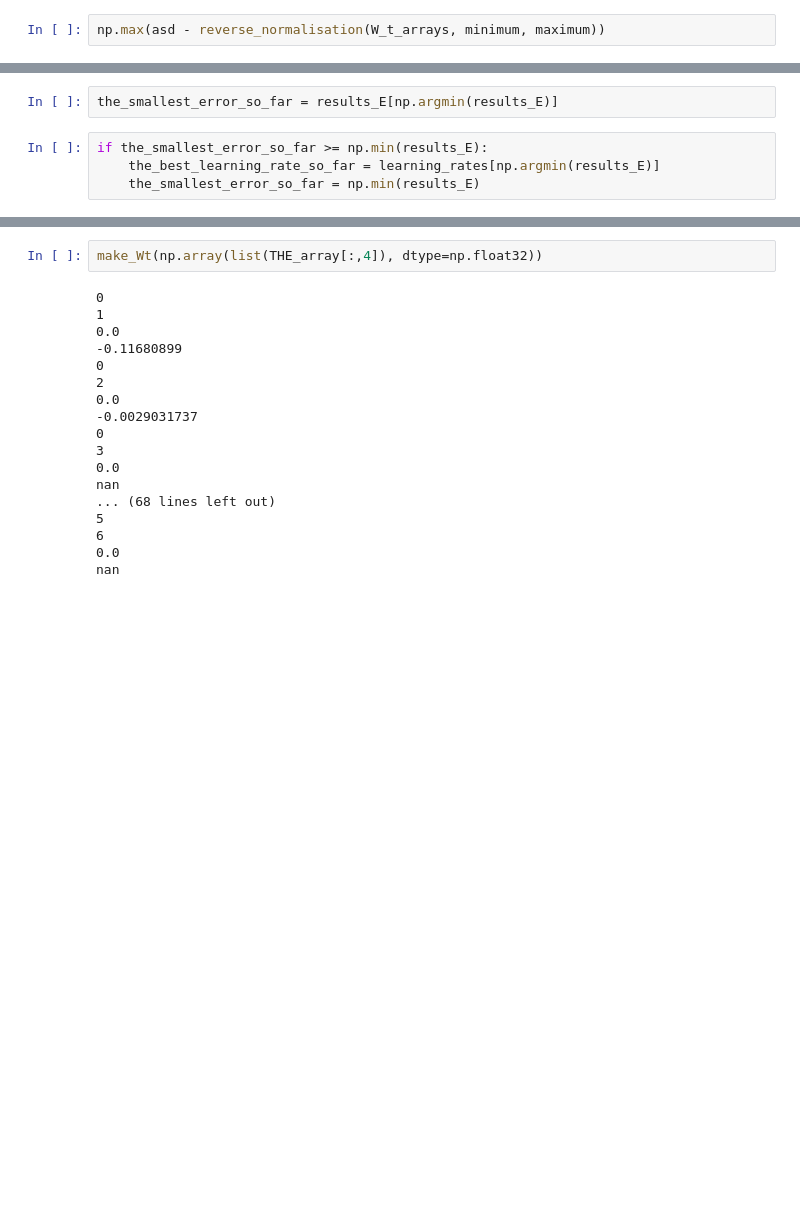
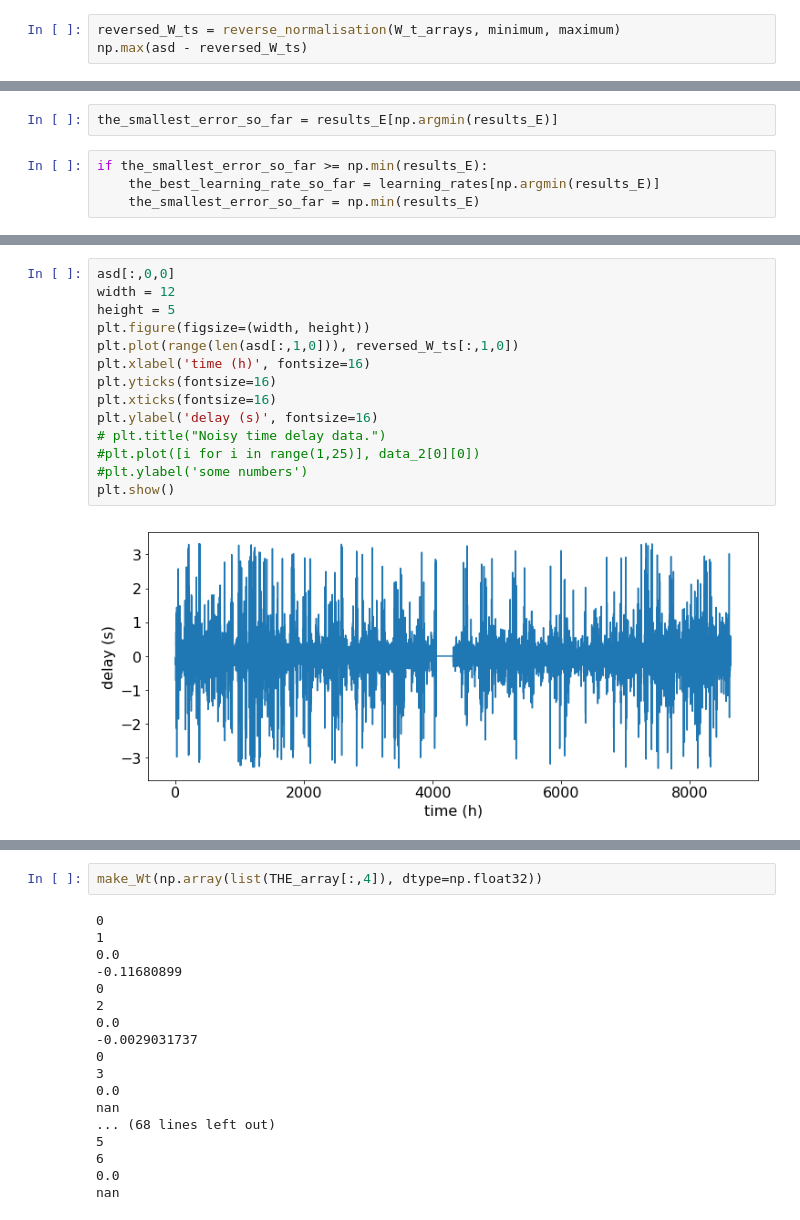
Before and after one commit to janguera/seismic-monitors-time-delay, a Jupyter notebook: Graph denoising Notebook.ipynb, the cells around one changed output, grey strips where cells are left out. Cells and saved outputs as stored; diff of their text form; blank space fills up the shorter version.

```diff
--- a/Graph denoising Notebook.ipynb
+++ b/Graph denoising Notebook.ipynb
@@ -152,5 +156,6 @@ np.max(asd)
 -3.333242
 3.3331304
 # %%
-np.max(asd - reverse_normalisation(W_t_arrays, minimum, maximum))
+reversed_W_ts = reverse_normalisation(W_t_arrays, minimum, maximum)
+np.max(asd - reversed_W_ts)
 # %% [output]
@@ -246,0 +278,16 @@ the_best_learning_rate_so_far
+# %%
+asd[:,0,0]
+width = 12
+height = 5
+plt.figure(figsize=(width, height))
+plt.plot(range(len(asd[:,1,0])), reversed_W_ts[:,1,0])
+plt.xlabel('time (h)', fontsize=16)
+plt.yticks(fontsize=16)
+plt.xticks(fontsize=16)
+plt.ylabel('delay (s)', fontsize=16)
+# plt.title("Noisy time delay data.")
+#plt.plot([i for i in range(1,25)], data_2[0][0])
+#plt.ylabel('some numbers')
+plt.show()
+# %% [output]
+[figure, added]
```
Also changed, not shown: parts of 14 cells of this notebook, 3 other files.
